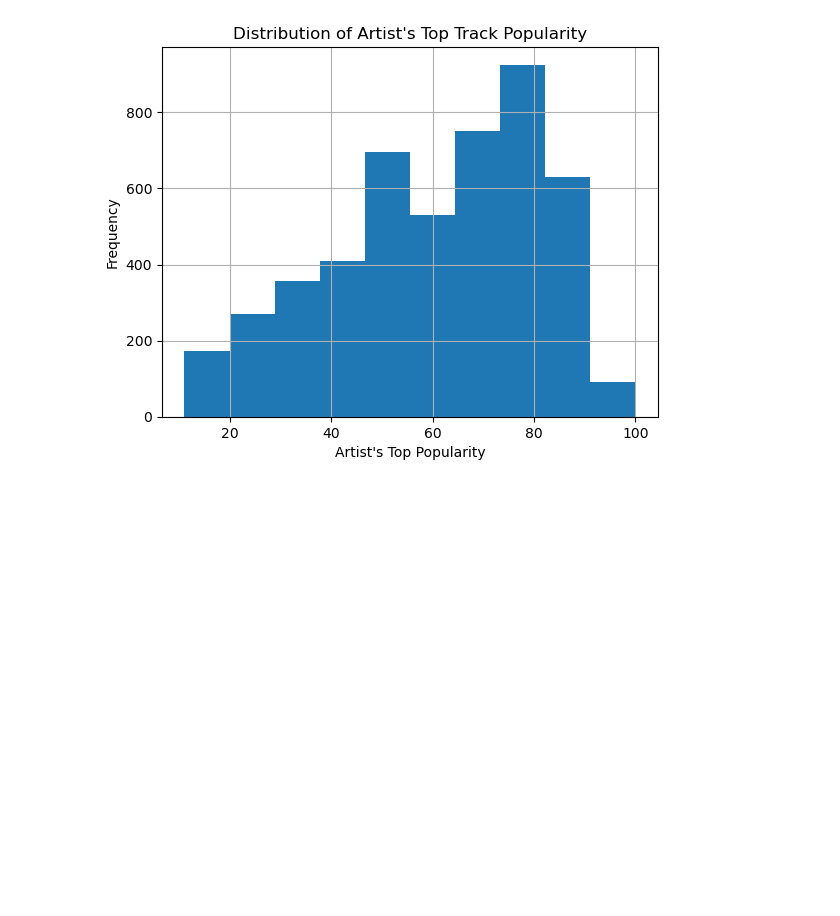
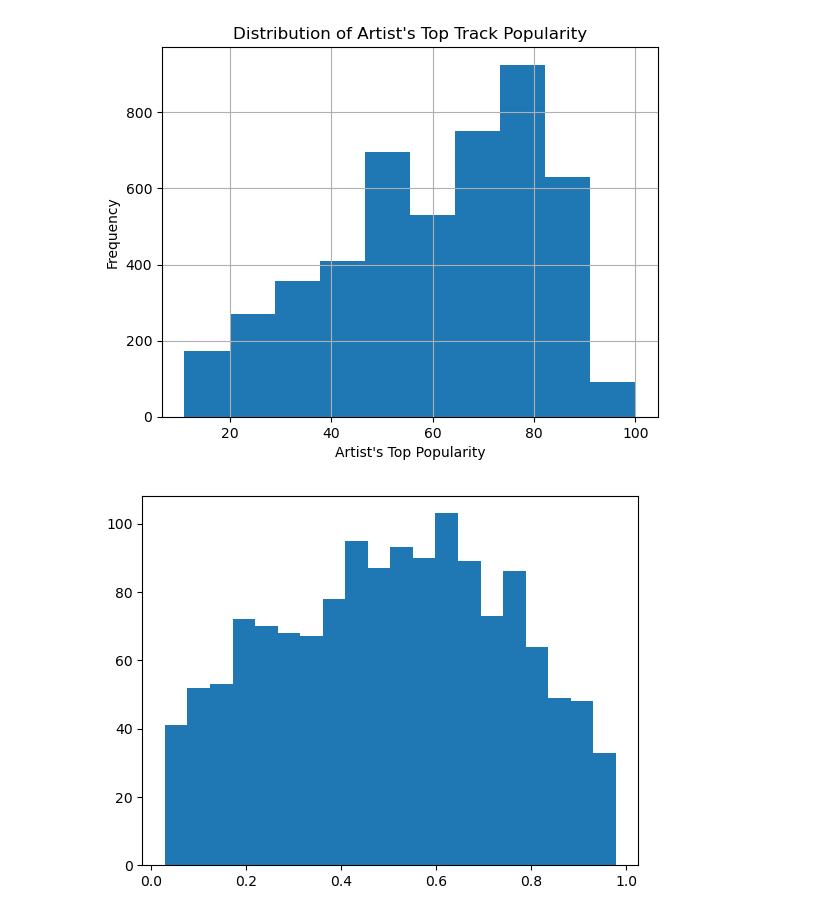
Before and after one commit to samiuell/MSE446-Group2, a Jupyter notebook: MSE446_Group2_dataprep.ipynb, the cells around one changed output. Drawn from its saved outputs; the diff is of its cells as text; code cells hidden in the pictures; blank space fills up the shorter version.

Commit message:
Data Prep

```diff
--- a/MSE446_Group2_dataprep.ipynb
+++ b/MSE446_Group2_dataprep.ipynb
@@ -133,0 +179,27 @@ plt.show()
+# %%
+## Deal with missing values
+songs.isna().sum().sort_values(ascending=False)
+
+
+# We are aware of the missing artist popularity. We will replace these with 0s.
+songs.isna().sum().sort_values(ascending=False)
+
+#The others each have only one row so we will drop it.
+songs = songs.dropna()
+# %%
+# Clean these columns #
+# valence
+# track_artist
+# time_signature
+# speechiness
+# track_popularity
+# track_href'''
+
+# Valence
+# We can see no outliers and is already scaled between 0 and 1. No prep needed.
+plt.hist(songs['valence'], bins=20)
+plt.show()
+
+# Track Artist - Not information needed for the model. Model should be blind to track artist - no dataprep needed
+# %% [output]
+[figure, added]
```
Also changed, not shown: parts of 6 cells of this notebook.
